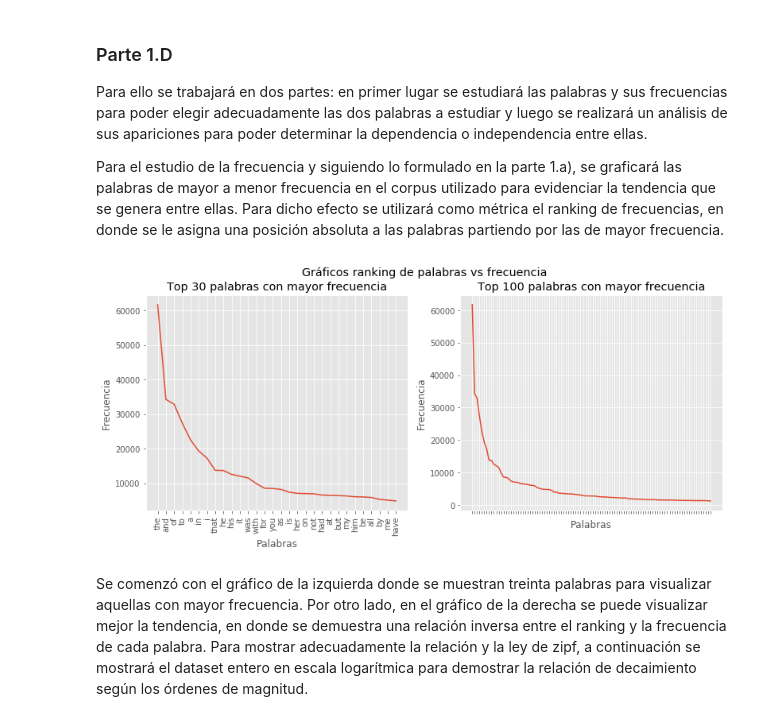
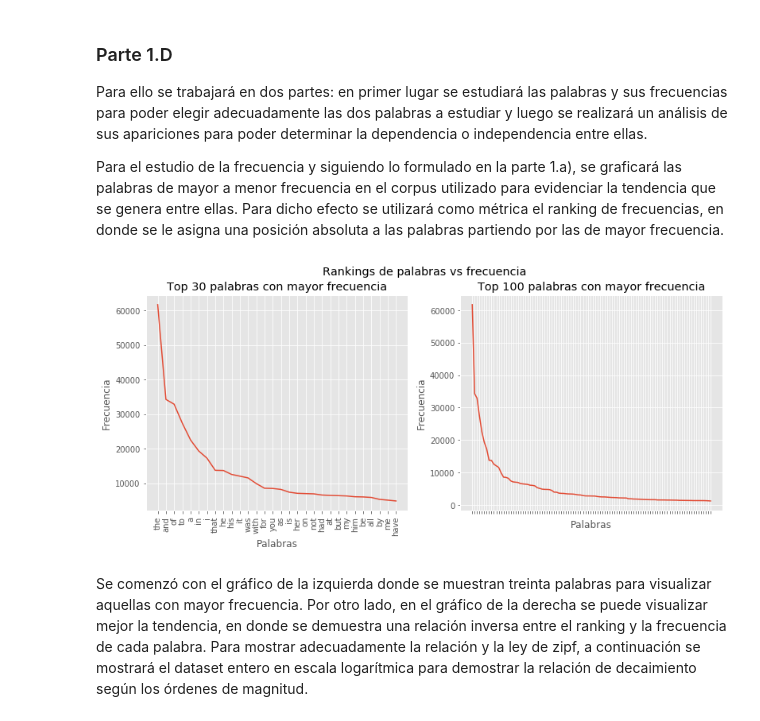
Before and after one commit to dmedelba/Lab3-Estaca, a Jupyter notebook: Laboratorio 3.ipynb, the cells around one changed output. Saved outputs shown, nothing was run; the diff lists cells and outputs as text; code cells hidden in the pictures.

```diff
--- a/Laboratorio 3.ipynb
+++ b/Laboratorio 3.ipynb
@@ -334,31 +334,31 @@ Para el estudio de la frecuencia y siguiendo lo formulado en la parte 1.a), se g
 # %%
 # Incluir ranking
 df_ranking = df
 df_ranking['ranking'] = df_ranking['frecuencia'].rank(ascending=False)
 
 # Gráficos ranking vs frecuencia
 fig, ax = plt.subplots(nrows=1, ncols=2, figsize=(13,5))
-fig.suptitle("Gráficos ranking de palabras vs frecuencia", fontsize="x-large")
+fig.suptitle("Rankings de palabras vs frecuencia", fontsize="x-large")
 
 # Gráfico ranking frecuencia top 30
 df_top = df_ranking[(df_ranking.ranking <= 30)]
 plt.subplot(1, 2, 1)
 plt.plot(df_top.palabra, df_top.frecuencia)
 plt.xticks(rotation='vertical')
 plt.xlabel('Palabras')
 plt.ylabel('Frecuencia')
 plt.title('Top 30 palabras con mayor frecuencia')
 
 # Gráfico ranking frecuencia top 100
 df_top = df_ranking[(df_ranking.ranking <= 100)]
 plt.subplot(1, 2, 2, xticklabels=[])
 plt.plot(df_top.palabra, df_top.frecuencia)
 plt.xlabel('Palabras')
 plt.ylabel('Frecuencia')
 plt.title('Top 100 palabras con mayor frecuencia')
 plt.show()
 # %% [output]
-[figure, old version]
+[figure, new version]
 # %% [markdown]
 Se comenzó con el gráfico de la izquierda donde se muestran treinta palabras para visualizar aquellas con mayor frecuencia. Por otro lado, en el gráfico de la derecha se puede visualizar mejor la tendencia, en donde se demuestra una relación inversa entre el ranking y la frecuencia de cada palabra. Para mostrar adecuadamente la relación y la ley de zipf, a continuación se mostrará el dataset entero en escala logarítmica para demostrar la relación de decaimiento según los órdenes de magnitud.
 # %%
```
Also changed, not shown: parts of 3 cells of this notebook, 1 other file.
